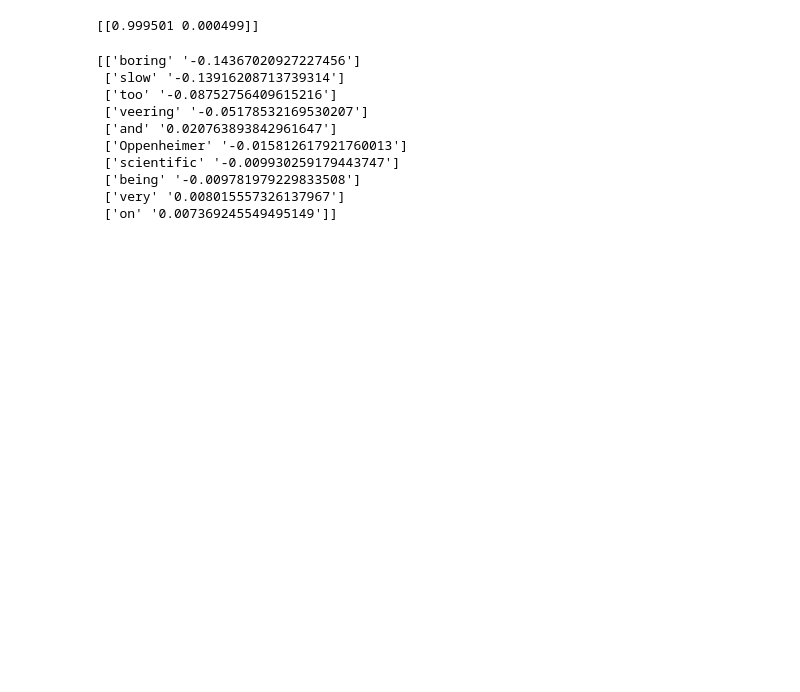
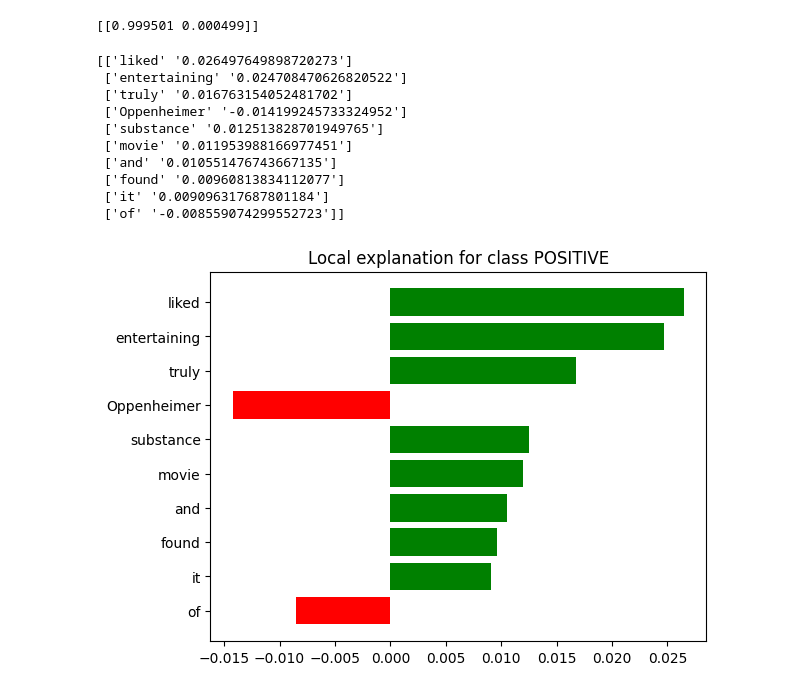
Before and after one commit to PacktPublishing/Python-Natural-Language-Processing-Cookbook-Second-Edition, a Jupyter notebook: Chapter09/9.7_explanability_via_classifier.ipynb, the cells around one changed output. Cells and saved outputs as stored; diff of their text form; code cells hidden in the pictures; blank space fills up the shorter version.

```diff
--- a/Chapter09/9.7_explanability_via_classifier.ipynb
+++ b/Chapter09/9.7_explanability_via_classifier.ipynb
@@ -53,17 +53,21 @@ print(new_prediction)
 # %% [output]
 [[0.999501 0.000499]]
 # %%
-exp = explainer.explain_instance(text_instance=modified_text,
+exp = explainer.explain_instance(text_instance=sample_text,
                                  classifier_fn=predict_prob)
 print(np.array(exp.as_list()))
 # %% [output]
-[['boring' '-0.14367020927227456']
- ['slow' '-0.13916208713739314']
- ['too' '-0.08752756409615216']
- ['veering' '-0.05178532169530207']
- ['and' '0.020763893842961647']
- ['Oppenheimer' '-0.015812617921760013']
- ['scientific' '-0.009930259179443747']
- ['being' '-0.009781979229833508']
- ['very' '0.008015557326137967']
- ['on' '0.007369245549495149']]
+[['liked' '0.026497649898720273']
+ ['entertaining' '0.024708470626820522']
+ ['truly' '0.016763154052481702']
+ ['Oppenheimer' '-0.014199245733324952']
+ ['substance' '0.012513828701949765']
+ ['movie' '0.011953988166977451']
+ ['and' '0.010551476743667135']
+ ['found' '0.00960813834112077']
+ ['it' '0.009096317687801184']
+ ['of' '-0.008559074299552723']]
+# %%
+_ = exp.as_pyplot_figure()
+# %% [output]
+[figure, added]
```
Also changed, not shown: parts of 2 cells of this notebook, 10 other files.
